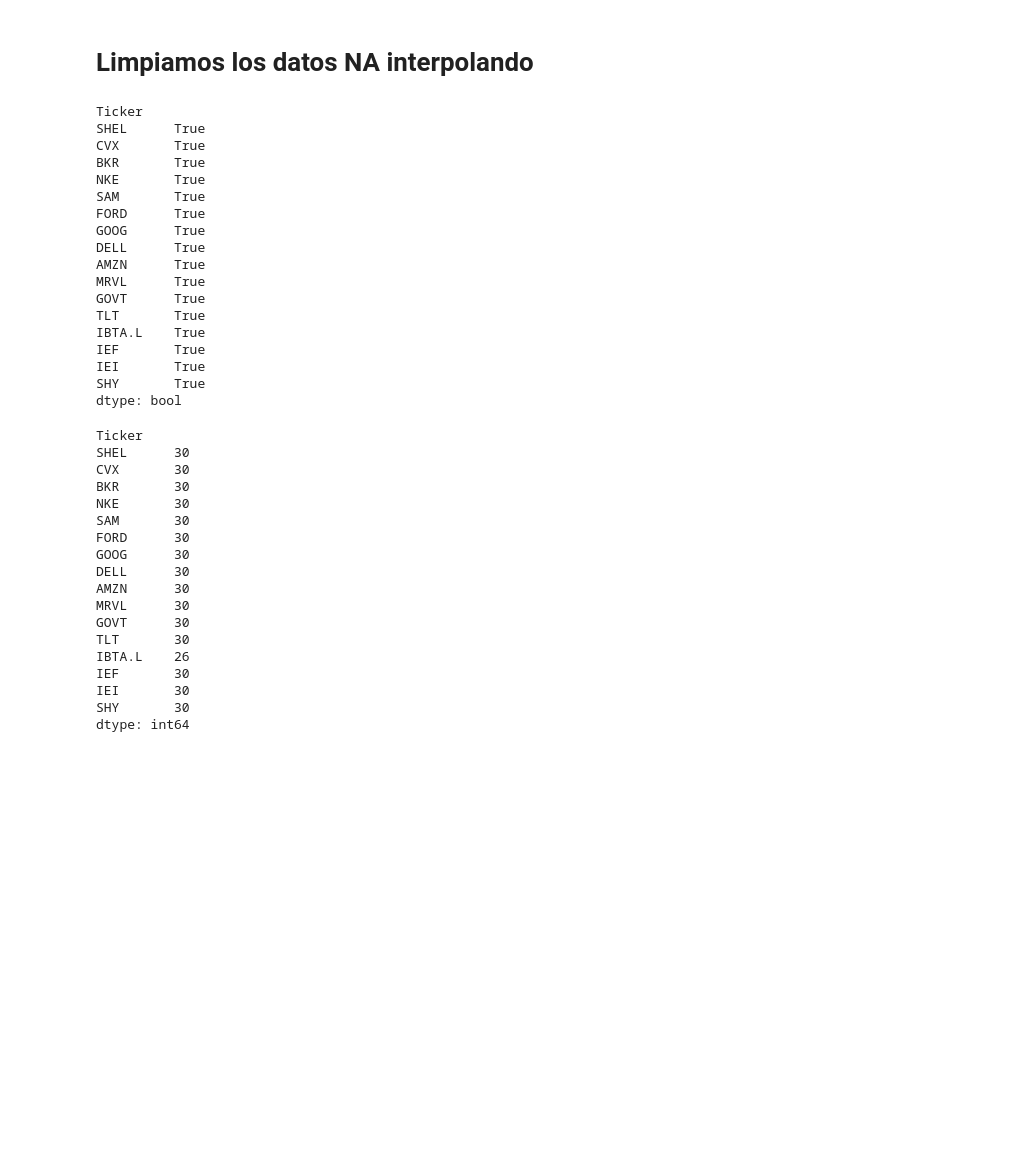
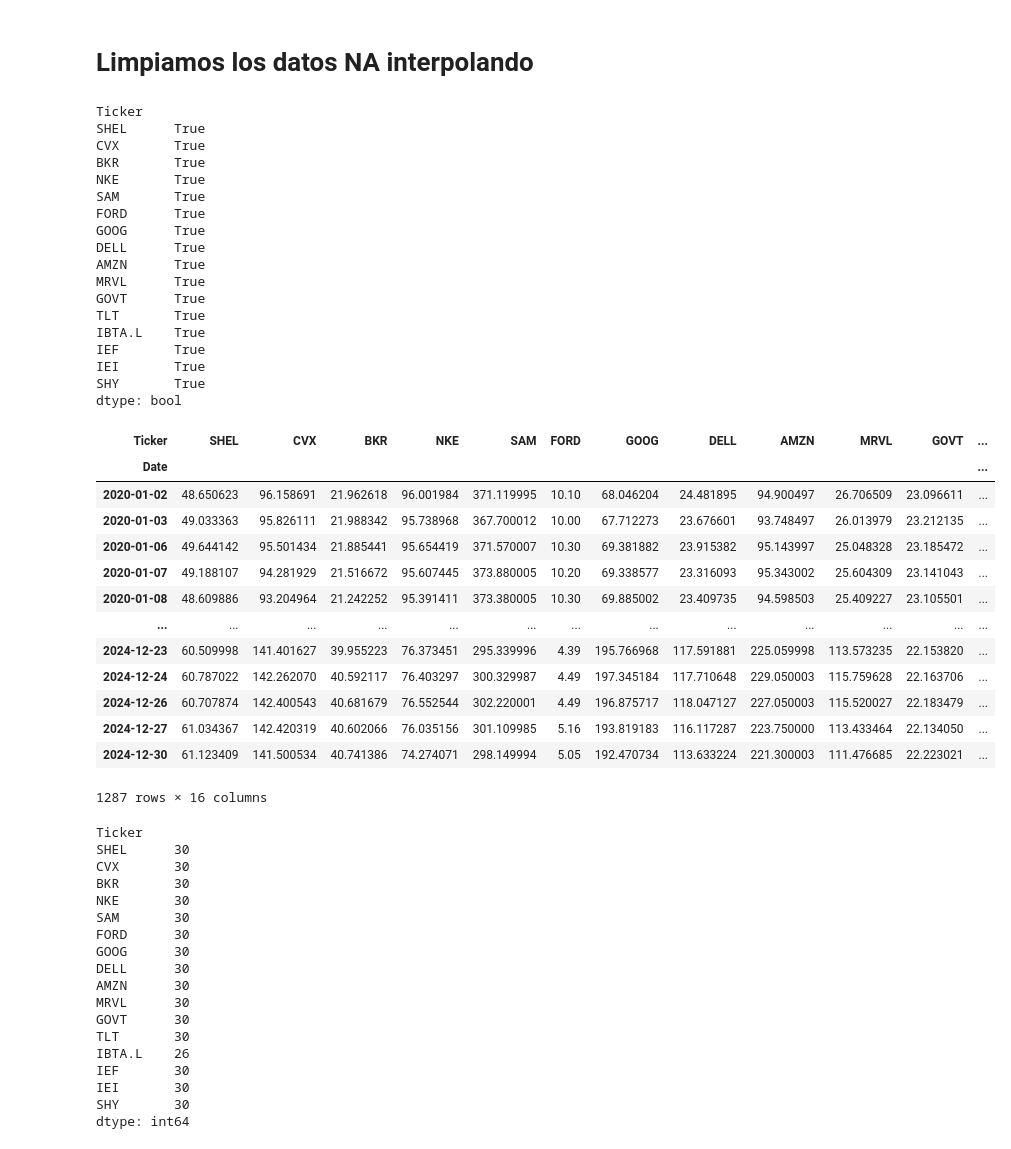
Before and after one commit to betospike/CORRELACION_ACTIVOS, a Jupyter notebook: Correlacion_de_activos.ipynb, the cells around one changed output. Saved outputs shown, nothing was run; the diff lists cells and outputs as text; code cells hidden in the pictures; blank space fills up the shorter version.

```diff
--- a/Correlacion_de_activos.ipynb
+++ b/Correlacion_de_activos.ipynb
@@ -163,25 +179,41 @@ df_Adj_close.head()
 # Limpiamos los datos NA interpolando
 # %%
 print(df_Adj_close.isna().any())
+
+df_Adj_close
 # %% [output]
 Ticker
 SHEL      True
 CVX       True
 BKR       True
 NKE       True
 SAM       True
 FORD      True
 GOOG      True
 DELL      True
 AMZN      True
 MRVL      True
 GOVT      True
 TLT       True
 IBTA.L    True
 IEF       True
 IEI       True
 SHY       True
 dtype: bool
+| Ticker | SHEL | CVX | BKR | NKE | SAM | FORD | GOOG | DELL | AMZN | MRVL | GOVT | ... |
+| Date |  |  |  |  |  |  |  |  |  |  |  | ... |
+| 2020-01-02 | 48.650623 | 96.158691 | 21.962618 | 96.001984 | 371.119995 | 10.10 | 68.046204 | 24.481895 | 94.900497 | 26.706509 | 23.096611 | ... |
+| 2020-01-03 | 49.033363 | 95.826111 | 21.988342 | 95.738968 | 367.700012 | 10.00 | 67.712273 | 23.676601 | 93.748497 | 26.013979 | 23.212135 | ... |
+| 2020-01-06 | 49.644142 | 95.501434 | 21.885441 | 95.654419 | 371.570007 | 10.30 | 69.381882 | 23.915382 | 95.143997 | 25.048328 | 23.185472 | ... |
+| 2020-01-07 | 49.188107 | 94.281929 | 21.516672 | 95.607445 | 373.880005 | 10.20 | 69.338577 | 23.316093 | 95.343002 | 25.604309 | 23.141043 | ... |
+| 2020-01-08 | 48.609886 | 93.204964 | 21.242252 | 95.391411 | 373.380005 | 10.30 | 69.885002 | 23.409735 | 94.598503 | 25.409227 | 23.105501 | ... |
+| ... | ... | ... | ... | ... | ... | ... | ... | ... | ... | ... | ... | ... |
+| 2024-12-23 | 60.509998 | 141.401627 | 39.955223 | 76.373451 | 295.339996 | 4.39 | 195.766968 | 117.591881 | 225.059998 | 113.573235 | 22.153820 | ... |
+| 2024-12-24 | 60.787022 | 142.262070 | 40.592117 | 76.403297 | 300.329987 | 4.49 | 197.345184 | 117.710648 | 229.050003 | 115.759628 | 22.163706 | ... |
+| 2024-12-26 | 60.707874 | 142.400543 | 40.681679 | 76.552544 | 302.220001 | 4.49 | 196.875717 | 118.047127 | 227.050003 | 115.520027 | 22.183479 | ... |
+| 2024-12-27 | 61.034367 | 142.420319 | 40.602066 | 76.035156 | 301.109985 | 5.16 | 193.819183 | 116.117287 | 223.750000 | 113.433464 | 22.134050 | ... |
+| 2024-12-30 | 61.123409 | 141.500534 | 40.741386 | 74.274071 | 298.149994 | 5.05 | 192.470734 | 113.633224 | 221.300003 | 111.476685 | 22.223021 | ... |
+1287 rows × 16 columns
 # %%
 print(df_Adj_close.isna().sum())
 # %% [output]
```
Also changed, not shown: parts of 29 cells of this notebook.
